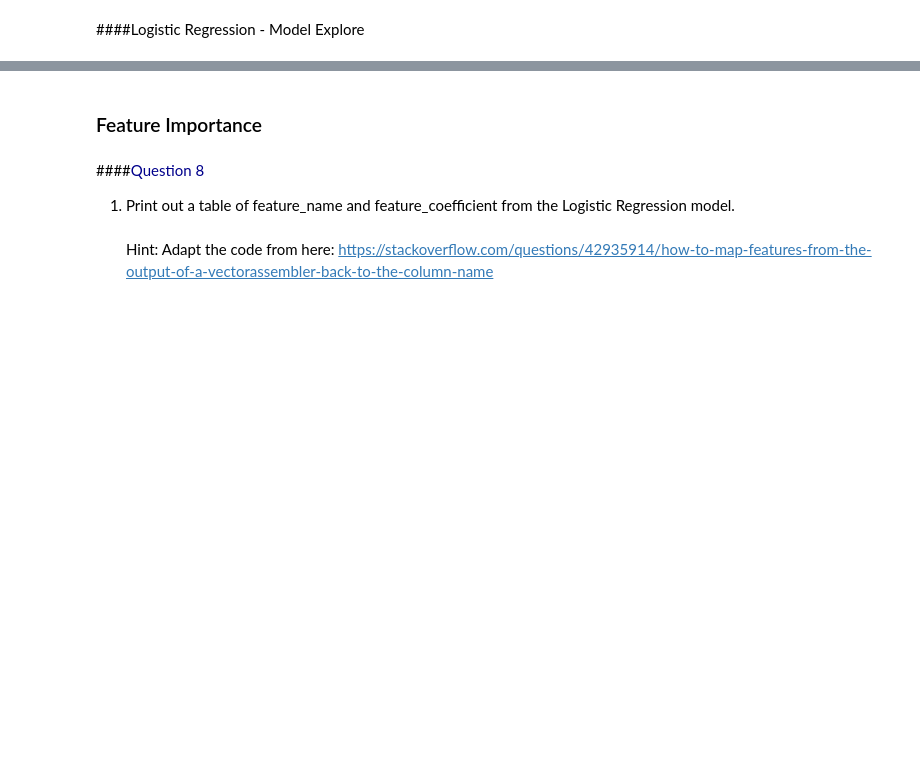
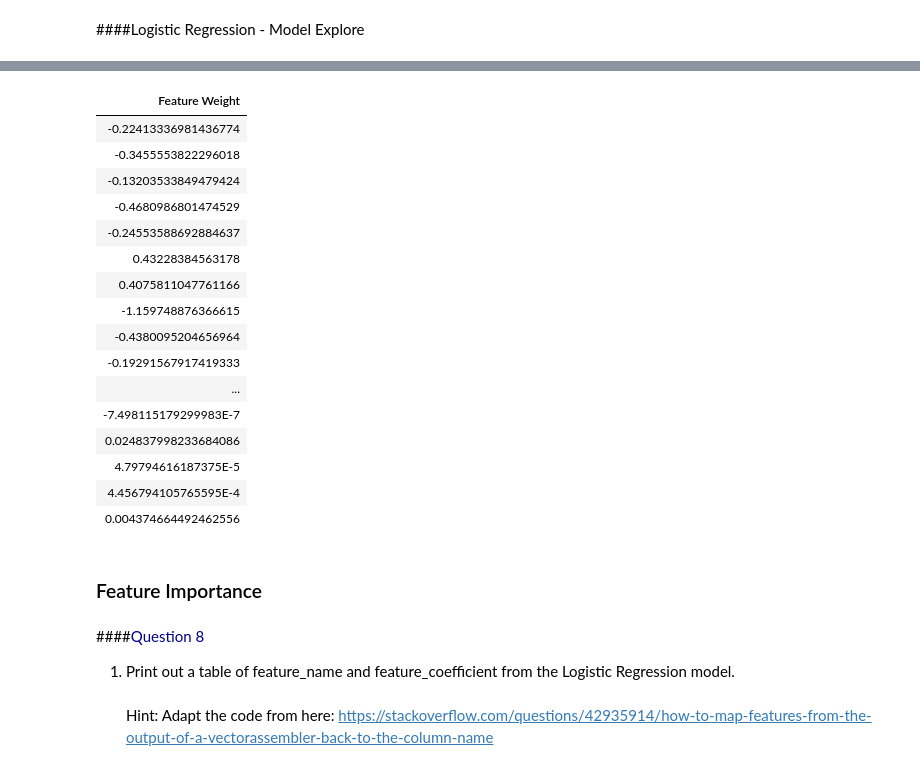
Before and after one commit to forheart81/Data-Science, a Jupyter notebook: Spark DF, SQL, ML Exercise.ipynb, the cells around one changed output, grey strips where cells are left out. Cells and saved outputs as stored; diff of their text form; code cells hidden in the pictures; blank space fills up the shorter version.

```diff
--- a/Spark DF, SQL, ML Exercise.ipynb
+++ b/Spark DF, SQL, ML Exercise.ipynb
@@ -615,5 +615,5 @@ print('Model Intercept: ', lrCvModel.bestModel.intercept)
 lrWeights = lrCvModel.bestModel.coefficients
 lrWeights = [(float(w),) for w in lrWeights]  # convert numpy type to float, and to tuple
 lrWeightsDF = sqlContext.createDataFrame(lrWeights, ["Feature Weight"])
-lrWeightsDF.show(5)
+display(lrWeightsDF)
 # %% [output]
@@ -621,3 +620,20 @@ lrWeightsDF.show(5)
+| Feature Weight |
+| -0.22413336981436774 |
+| -0.3455553822296018 |
+| -0.13203533849479424 |
+| -0.4680986801474529 |
+| -0.24553588692884637 |
+| 0.43228384563178 |
+| 0.4075811047761166 |
+| -1.159748876366615 |
+| -0.4380095204656964 |
+| -0.19291567917419333 |
+| ... |
+| -7.498115179299983E-7 |
+| 0.024837998233684086 |
+| 4.79794616187375E-5 |
+| 4.456794105765595E-4 |
+| 0.004374664492462556 |
 # %% [markdown]
 ### Feature Importance
 # %% [markdown]
```
Also changed, not shown: parts of 4 cells of this notebook.
